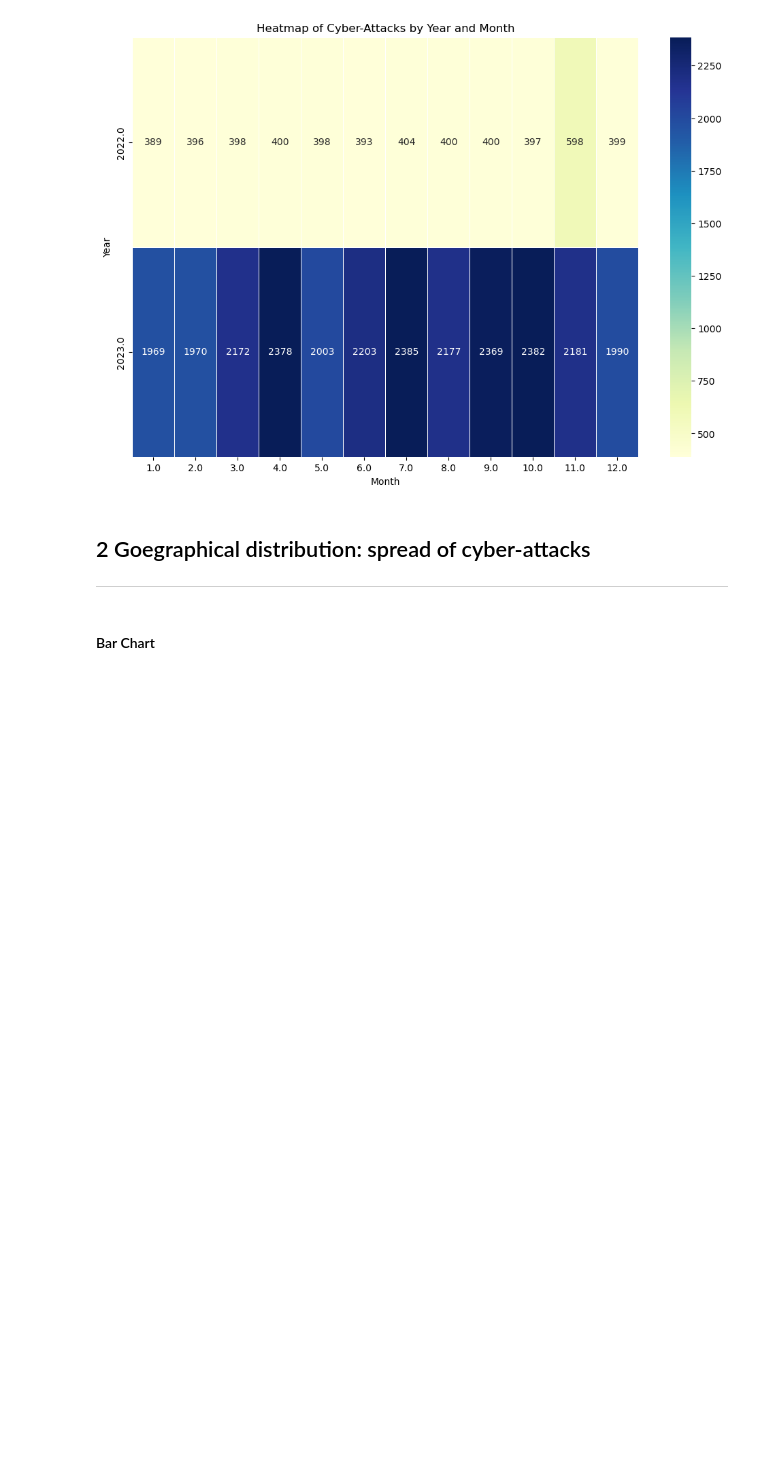
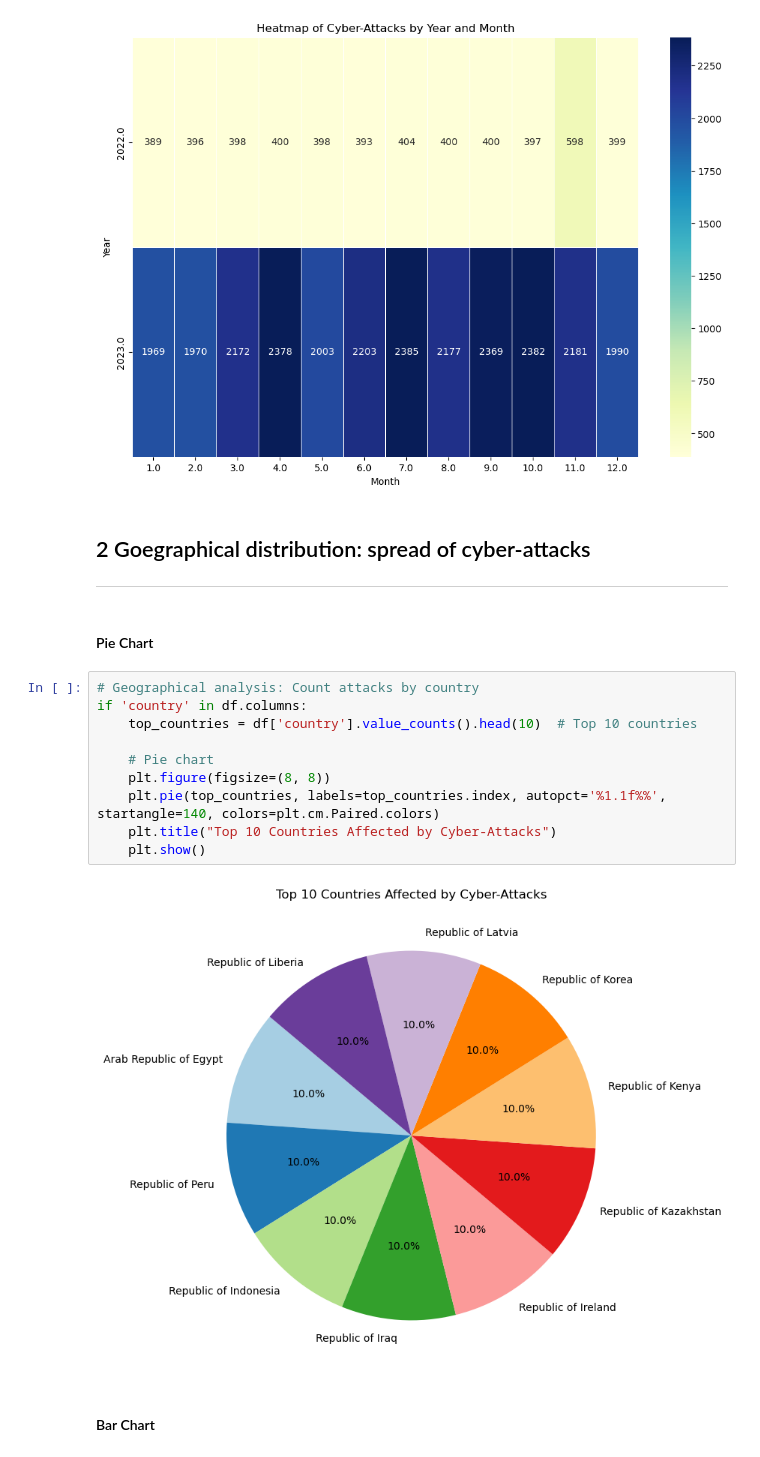
Before and after one commit to hugcamrom/PFDA-project, a Jupyter notebook: notebooks/cybercrime-visual-analysis.ipynb, the cells around one changed output. Saved outputs shown, nothing was run; the diff lists cells and outputs as text; blank space fills up the shorter version.

```diff
--- a/notebooks/cybercrime-visual-analysis.ipynb
+++ b/notebooks/cybercrime-visual-analysis.ipynb
@@ -131,6 +147,20 @@ else:
 # %% [markdown]
 ## 2 Goegraphical distribution: spread of cyber-attacks
 ***
+# %% [markdown]
+#### Pie Chart
+# %%
+# Geographical analysis: Count attacks by country
+if 'country' in df.columns:
+    top_countries = df['country'].value_counts().head(10)  # Top 10 countries
+
+    # Pie chart
+    plt.figure(figsize=(8, 8))
+    plt.pie(top_countries, labels=top_countries.index, autopct='%1.1f%%', startangle=140, colors=plt.cm.Paired.colors)
+    plt.title("Top 10 Countries Affected by Cyber-Attacks")
+    plt.show()
+# %% [output]
+[figure, added]
 # %% [markdown]
 #### Bar Chart
 # %%
```
Also changed, not shown: parts of 2 cells of this notebook.
